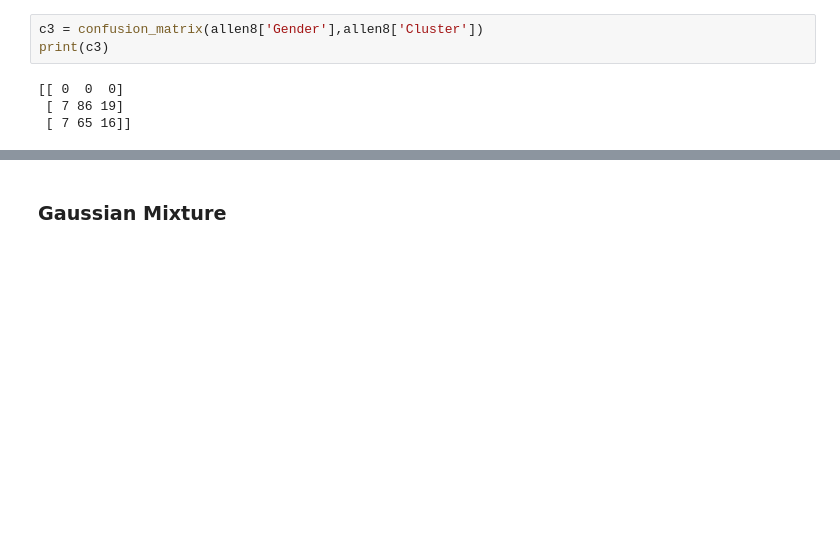
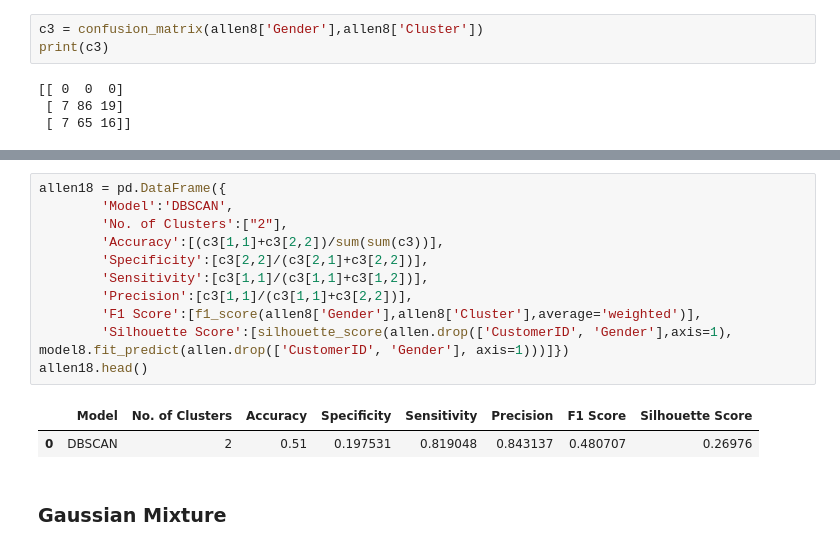
Before and after one commit to abphilip-vit/College7, a Jupyter notebook: T4/T4.ipynb, the cells around one changed output, grey strips where cells are left out. Drawn from its saved outputs; the diff is of its cells as text; blank space fills up the shorter version.

Commit message:
DBSCAN added

```diff
--- a/T4/T4.ipynb
+++ b/T4/T4.ipynb
@@ -741,3 +755,17 @@ print(c3)
+# %%
+allen18 = pd.DataFrame({
+        'Model':'DBSCAN',
+        'No. of Clusters':["2"],
+        'Accuracy':[(c3[1,1]+c3[2,2])/sum(sum(c3))],
+        'Specificity':[c3[2,2]/(c3[2,1]+c3[2,2])],
+        'Sensitivity':[c3[1,1]/(c3[1,1]+c3[1,2])],
+        'Precision':[c3[1,1]/(c3[1,1]+c3[2,2])],
+        'F1 Score':[f1_score(allen8['Gender'],allen8['Cluster'],average='weighted')],
+        'Silhouette Score':[silhouette_score(allen.drop(['CustomerID', 'Gender'],axis=1), model8.fit_predict(allen.drop(['CustomerID', 'Gender'], axis=1)))]})
+allen18.head()
+# %% [output]
+|  | Model | No. of Clusters | Accuracy | Specificity | Sensitivity | Precision | F1 Score | Silhouette Score |
+| 0 | DBSCAN | 2 | 0.51 | 0.197531 | 0.819048 | 0.843137 | 0.480707 | 0.26976 |
 # %% [markdown]
 ### Gaussian Mixture
 # %%
```
Also changed, not shown: parts of 4 cells of this notebook.
